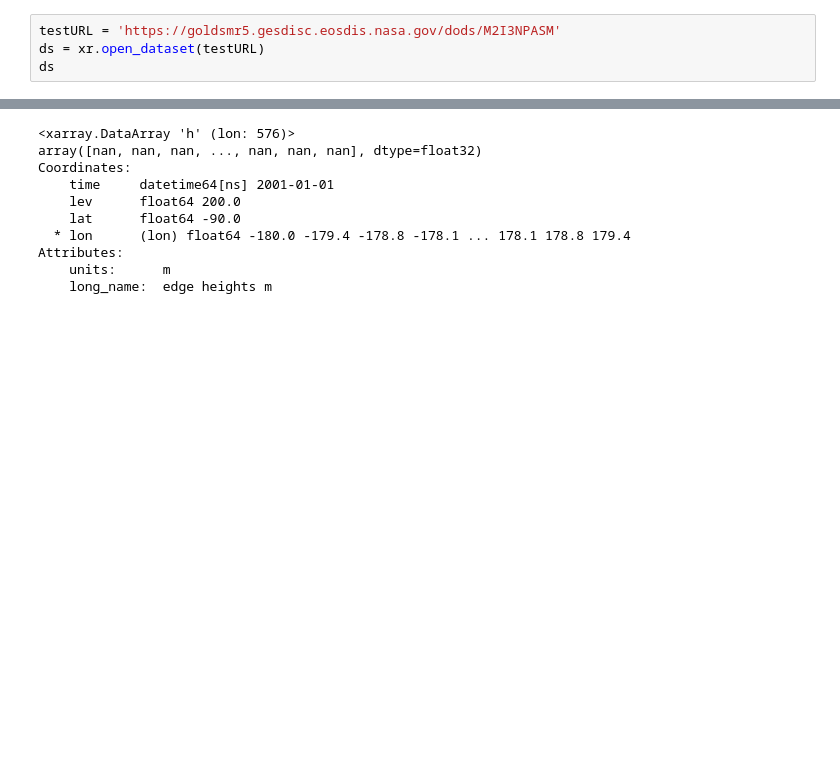
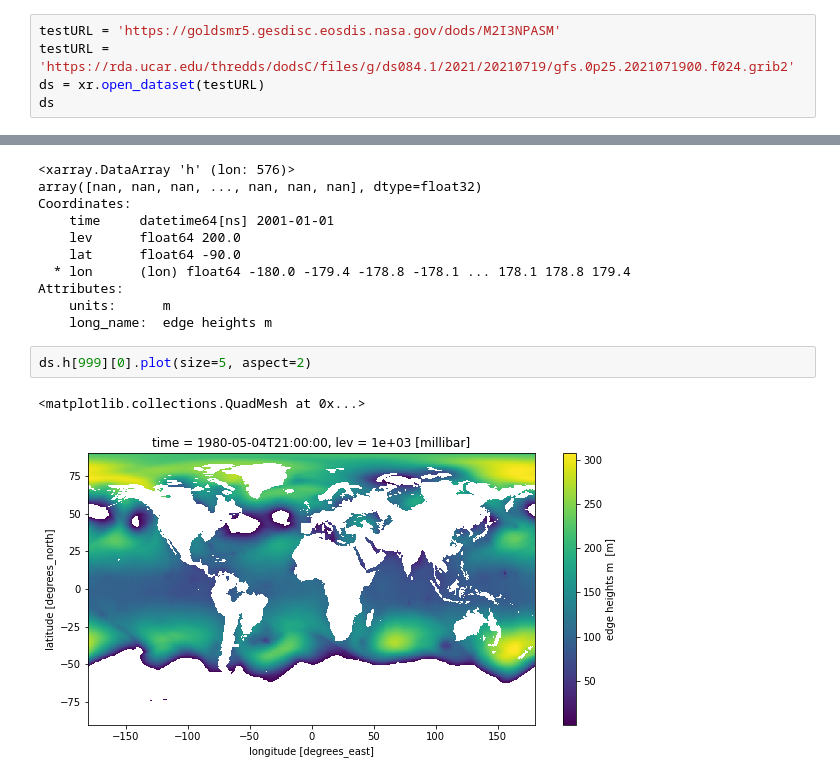
Before and after one commit to MPOcanes/MPO624_2022, a Jupyter notebook: Notebooks/OpenDAP_with_xarray.ipynb, the cells around one changed output, grey strips where cells are left out. Cells and saved outputs as stored; diff of their text form; blank space fills up the shorter version.

```diff
--- a/Notebooks/OpenDAP_with_xarray.ipynb
+++ b/Notebooks/OpenDAP_with_xarray.ipynb
@@ -5,6 +5,7 @@ import xarray as xr
 import matplotlib.pyplot as plt
 # %%
 testURL = 'https://goldsmr5.gesdisc.eosdis.nasa.gov/dods/M2I3NPASM'
+testURL = 'https://rda.ucar.edu/thredds/dodsC/files/g/ds084.1/2021/20210719/gfs.0p25.2021071900.f024.grib2'
 ds = xr.open_dataset(testURL)
 ds
 # %% [output]
@@ -60,3 +61,8 @@ Coordinates:
 Attributes:
     units:      m
     long_name:  edge heights m
+# %%
+ds.h[999][0].plot(size=5, aspect=2)
+# %% [output]
+<matplotlib.collections.QuadMesh at 0x...>
+[figure, added]
```
Also changed, not shown: parts of 1 cell of this notebook, 1 other file.
